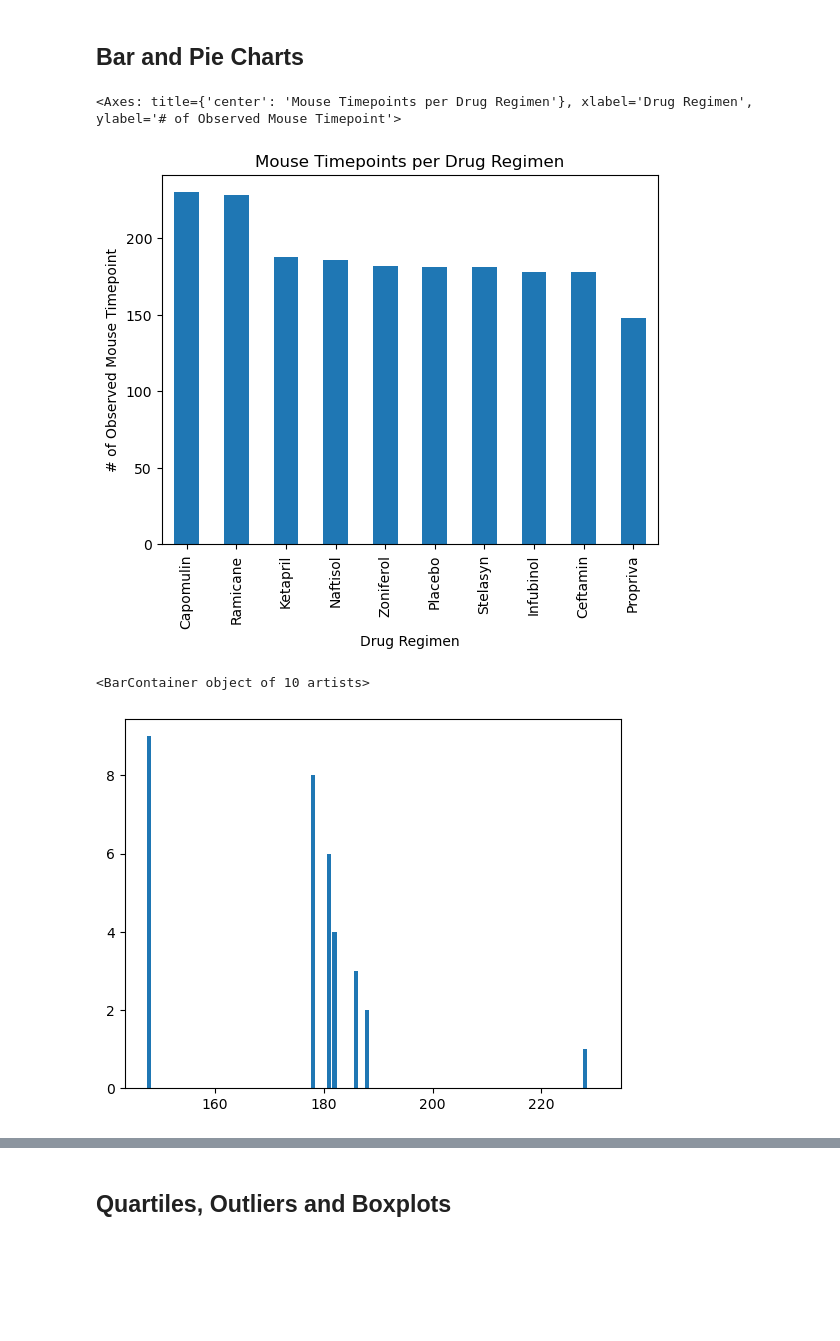
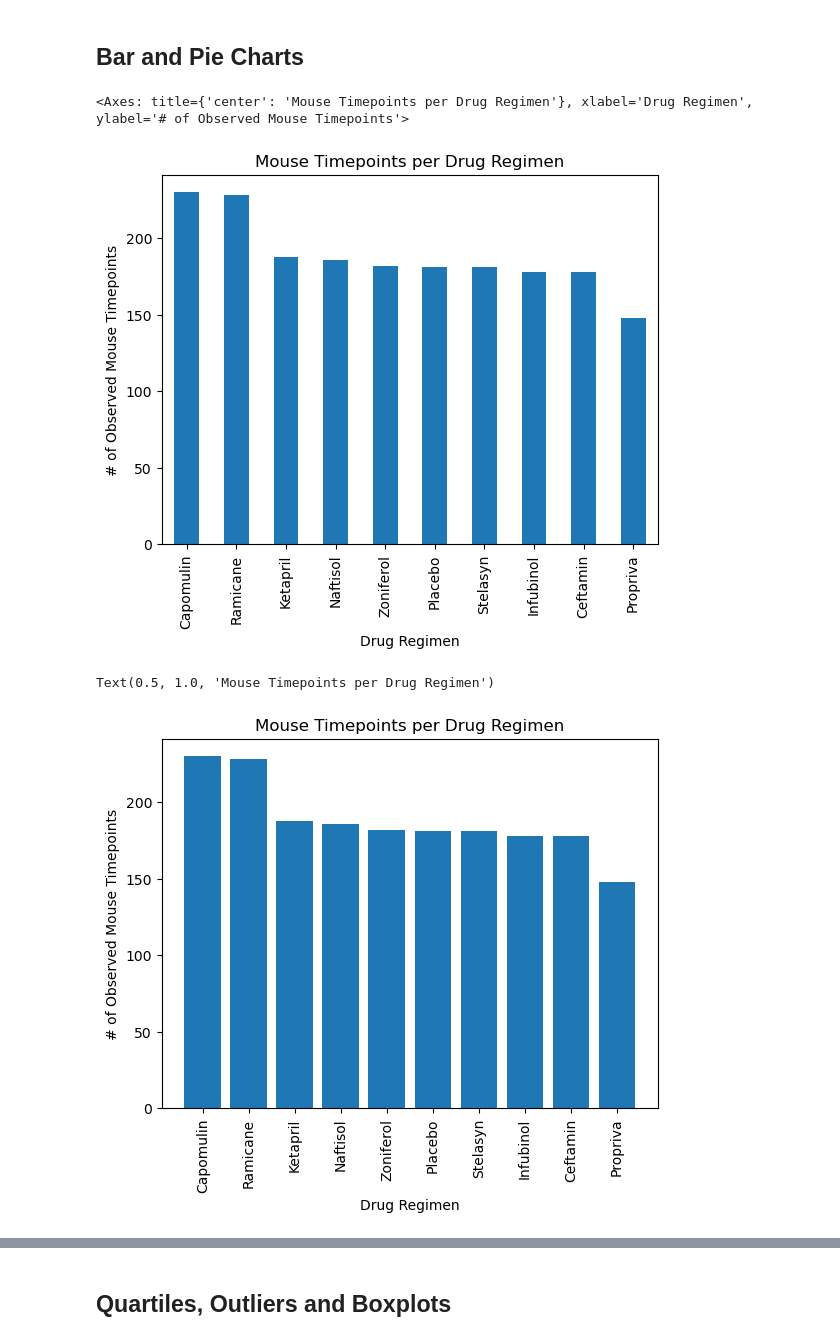
Before and after one commit to andymatsuura/Pymaceuticals, a Jupyter notebook: pymaceuticals_starter.ipynb, the cells around one changed output, grey strips where cells are left out. Cells and saved outputs as stored; diff of their text form; code cells hidden in the pictures; blank space fills up the shorter version.

```diff
--- a/pymaceuticals_starter.ipynb
+++ b/pymaceuticals_starter.ipynb
@@ -155,19 +154,25 @@ tumor_agg
 # Generate a bar plot showing the total number of rows (Mouse ID/Timepoints) for each drug regimen using Pandas.
 bar_mouse_drug = clean_mouse_study["Drug Regimen"].value_counts()
 plt.xlabel("Drug Regimen")
-plt.ylabel("# of Observed Mouse Timepoint")
+plt.ylabel("# of Observed Mouse Timepoints")
 plt.title("Mouse Timepoints per Drug Regimen")
 bar_mouse_drug.plot.bar()
 # %% [output]
-<Axes: title={'center': 'Mouse Timepoints per Drug Regimen'}, xlabel='Drug Regimen', ylabel='# of Observed Mouse Timepoint'>
+<Axes: title={'center': 'Mouse Timepoints per Drug Regimen'}, xlabel='Drug Regimen', ylabel='# of Observed Mouse Timepoints'>
-[figure, old version]
+[figure, new version]
 # %%
 # Generate a bar plot showing the total number of rows (Mouse ID/Timepoints) for each drug regimen using pyplot.
+#used value counts and np.arange (extra import) to make the graph.
 drug_counts = clean_mouse_study["Drug Regimen"].value_counts()
 x_axis = np.arange(len(drug_counts))
-plt.bar(drug_counts, x_axis)
+plt.bar(x_axis, drug_counts)
+tick_locations = [x for x in x_axis]
+plt.xticks(tick_locations, drug_counts.index.values, rotation=90)
+plt.xlabel("Drug Regimen")
+plt.ylabel("# of Observed Mouse Timepoints")
+plt.title("Mouse Timepoints per Drug Regimen")
 # %% [output]
-<BarContainer object of 10 artists>
+Text(0.5, 1.0, 'Mouse Timepoints per Drug Regimen')
-[figure, old version]
+[figure, new version]
 # %%
 # Generate a pie plot showing the distribution of female versus male mice using Pandas
```
Also changed, not shown: parts of 5 cells of this notebook.
